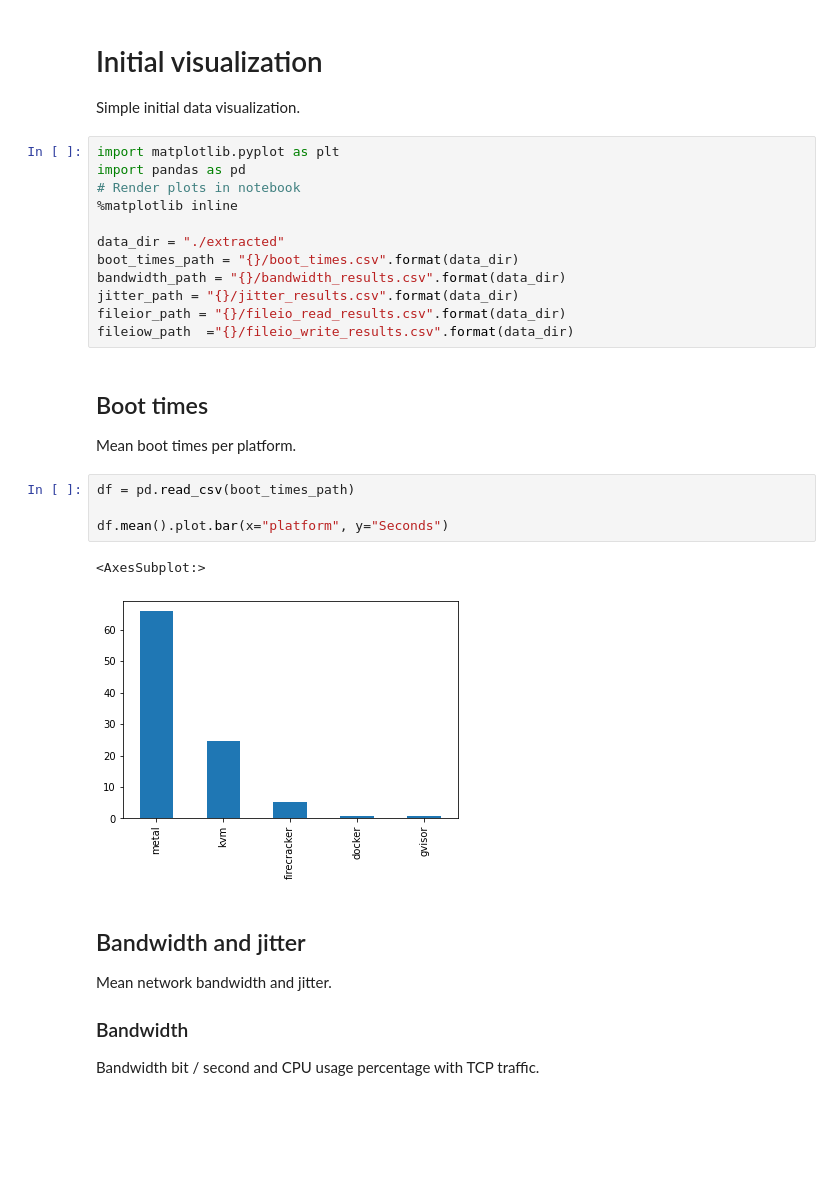
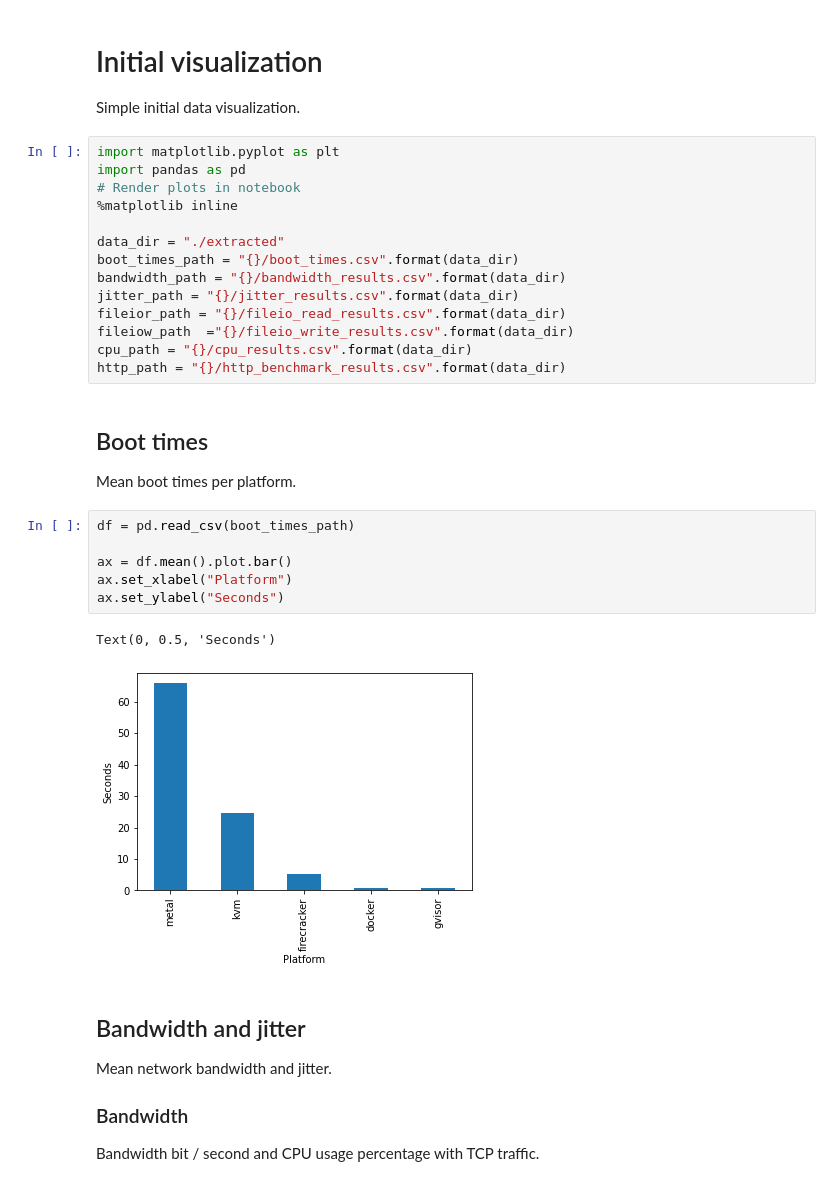
Before and after one commit to ppeerttu/virtualization-benchmarks, a Jupyter notebook: analysis/initial-visualization.ipynb, the cells around one changed output. Cells and saved outputs as stored; diff of their text form; blank space fills up the shorter version.

```diff
--- a/analysis/initial-visualization.ipynb
+++ b/analysis/initial-visualization.ipynb
@@ -14,6 +14,8 @@ bandwidth_path = "{}/bandwidth_results.csv".format(data_dir)
 jitter_path = "{}/jitter_results.csv".format(data_dir)
 fileior_path = "{}/fileio_read_results.csv".format(data_dir)
 fileiow_path  ="{}/fileio_write_results.csv".format(data_dir)
+cpu_path = "{}/cpu_results.csv".format(data_dir)
+http_path = "{}/http_benchmark_results.csv".format(data_dir)
 # %% [markdown]
 ## Boot times
 
@@ -21,10 +23,12 @@ Mean boot times per platform.
 # %%
 df = pd.read_csv(boot_times_path)
 
-df.mean().plot.bar(x="platform", y="Seconds")
+ax = df.mean().plot.bar()
+ax.set_xlabel("Platform")
+ax.set_ylabel("Seconds")
 # %% [output]
-<AxesSubplot:>
+Text(0, 0.5, 'Seconds')
-[figure, old version]
+[figure, new version]
 # %% [markdown]
 ## Bandwidth and jitter
 
```
Also changed, not shown: parts of 9 cells of this notebook.
